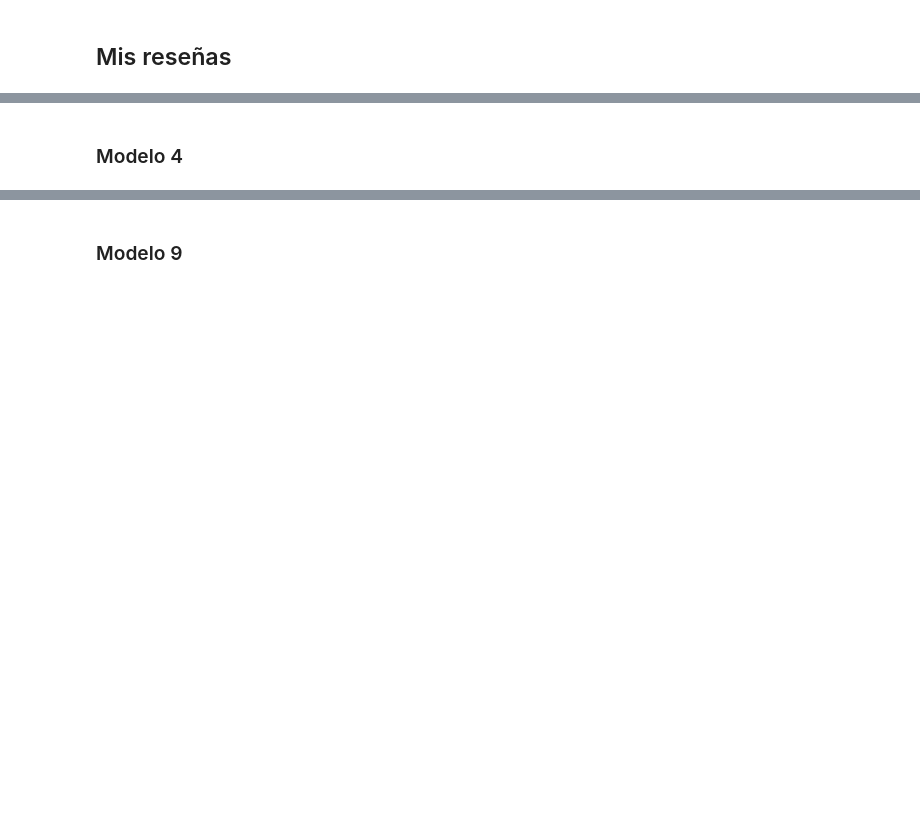
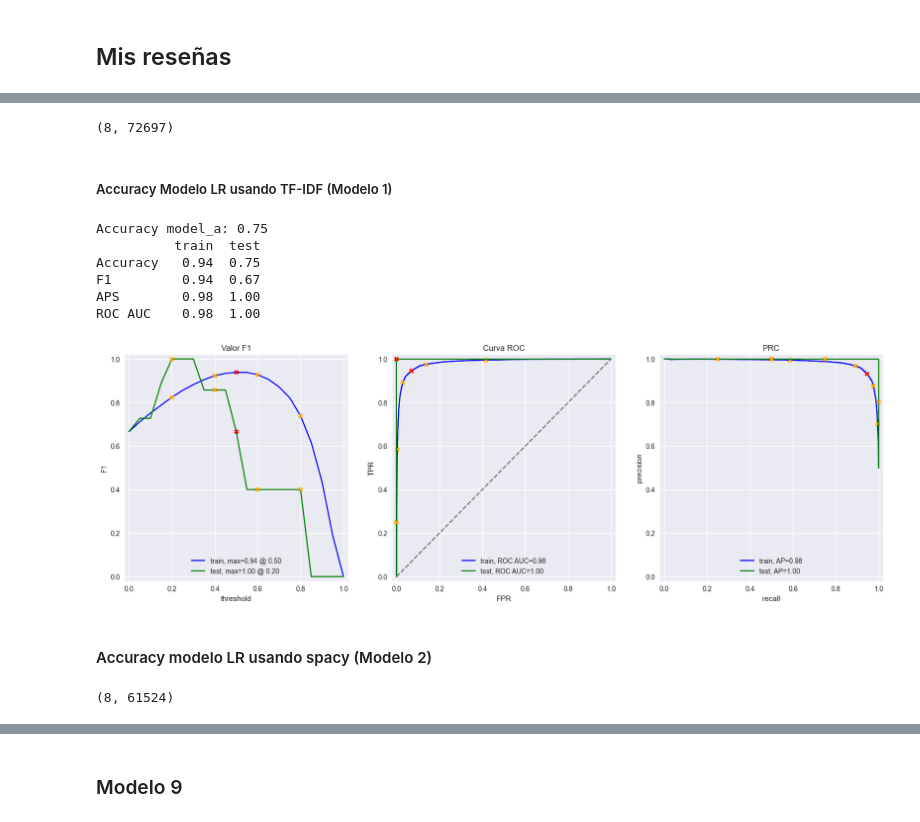
Before and after one commit to roman-correa/bert, a Jupyter notebook: notebook_(16_project).ipynb, the cells around one changed output, grey strips where cells are left out. Cells and saved outputs as stored; diff of their text form; code cells hidden in the pictures; blank space fills up the shorter version.

```diff
--- a/notebook_(16_project).ipynb
+++ b/notebook_(16_project).ipynb
@@ -501,8 +501,9 @@ Name: review_lemmatized, Length: 47331, dtype: object
 df_reviews_train = df_reviews.query('ds_part == "train"').copy()
 df_reviews_test = df_reviews.query('ds_part == "test"').copy()
 # %%
-X_train_tf_idf_spa = count_tf_idf.fit_transform(df_reviews_train['review_lemmatized'])
-X_test_tf_idf_spa = count_tf_idf.transform(df_reviews_test['review_lemmatized'])
+count_tf_idf_b = TfidfVectorizer(stop_words=list(STOPWORDS))
+X_train_tf_idf_spa = count_tf_idf_b.fit_transform(df_reviews_train['review_lemmatized'])
+X_test_tf_idf_spa = count_tf_idf_b.transform(df_reviews_test['review_lemmatized'])
 # %%
 model_spa = XGBClassifier(n_estimators=100, max_depth=6, random_state=12345, use_label_encoder=False, eval_metric='logloss')
 model_spa.fit(X_train_tf_idf_spa, df_reviews_train['pos'])
@@ -767,3 +756,4 @@ my_reviews = pd.DataFrame([
 
 my_reviews['review_norm'] = my_reviews['review'].str.lower().str.replace(r'[^a-z0-9\s]', ' ', regex=True).str.replace(r'\s+', ' ', regex=True).str.strip()
 my_reviews['review_norm']
+my_reviews['pos']=[0, 0, 1, 0, 1, 1, 0, 1]
@@ -780 +760,7 @@ Name: review_norm, dtype: object
+# %%
+STOPWORDS = set(stopwords.words('english'))
+
+my_reviews['review_norma'] = my_reviews['review_norm'].progress_apply(lambda x: ' '.join([word for word in x.split() if word not in STOPWORDS]))
+my_reviews['review_norma']
+texts = my_reviews['review_norma']
 # %% [markdown]
@@ -798,2 +767,0 @@ for i, review in enumerate(texts.str.slice(0, 100)):
-# %% [markdown]
-### Modelo 4
@@ -807,0 +768,25 @@ for i, review in enumerate(texts.str.slice(0, 100)):
+# %%
+texts = my_reviews['review_norm']
+
+#count_tf_idf = TfidfVectorizer(max_features=72697)
+
+X_test_a = count_tf_idf.transform(texts)
+X_test_a.shape
+# %% [output]
+(8, 72697)
+# %% [markdown]
+##### Accuracy Modelo LR usando TF-IDF (Modelo 1)
+# %%
+sal_test_a = model_a.predict(X_test_a)
+#print(f'Accuracy model_a: {metrics.accuracy_score(my_reviews["pos"], sal_test_a):.2f}   ')
+evaluate_model(model_a, X_train_tf_idf, df_reviews_train['pos'], X_test_a, my_reviews['pos'])
+# %% [output]
+Accuracy model_a: 0.75
+          train  test
+Accuracy   0.94  0.75
+F1         0.94  0.67
+APS        0.98  1.00
+ROC AUC    0.98  1.00
+[figure, added]
+# %% [markdown]
+#### Accuracy modelo LR usando spacy (Modelo 2)
@@ -807,0 +796,7 @@ for i, review in enumerate(texts.str.slice(0, 100)):
+# %%
+texts = my_reviews['review_lemmatized']
+
+X_test_b = count_tf_idf_b.transform(texts)
+X_test_b.shape
+# %% [output]
+(8, 61524)
```
Also changed, not shown: parts of 20 cells of this notebook.
